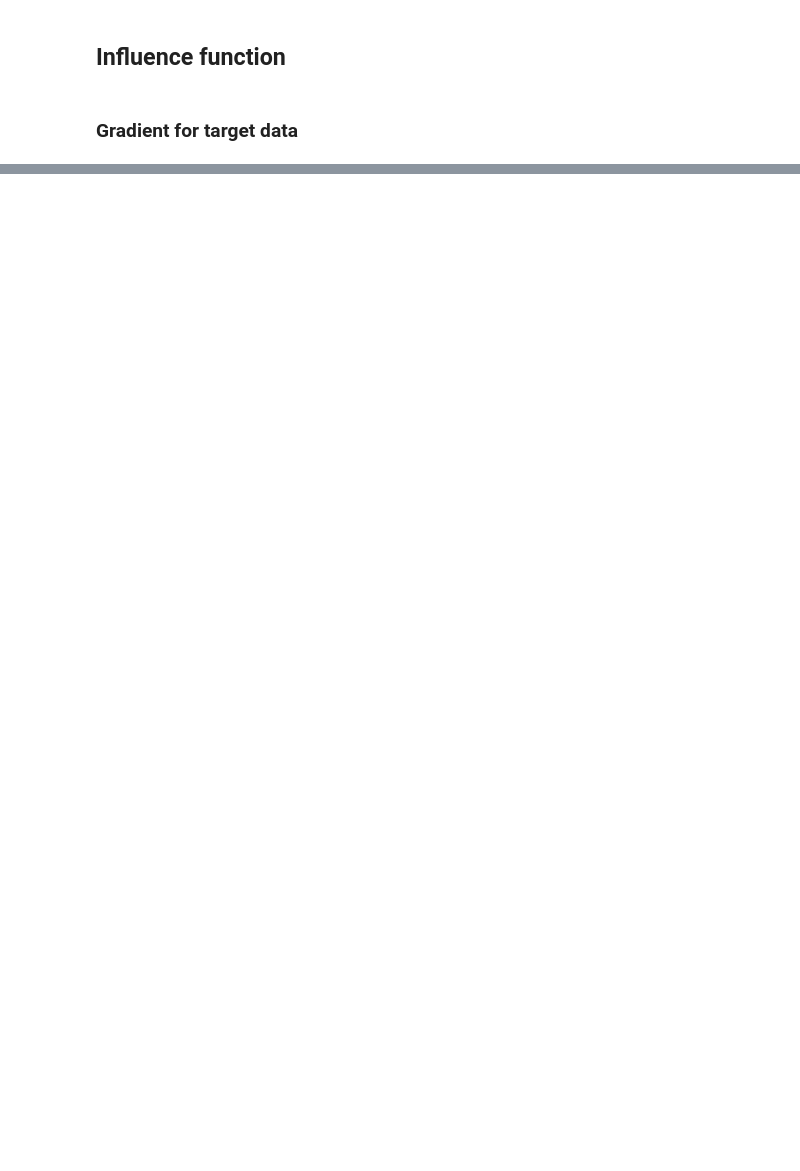
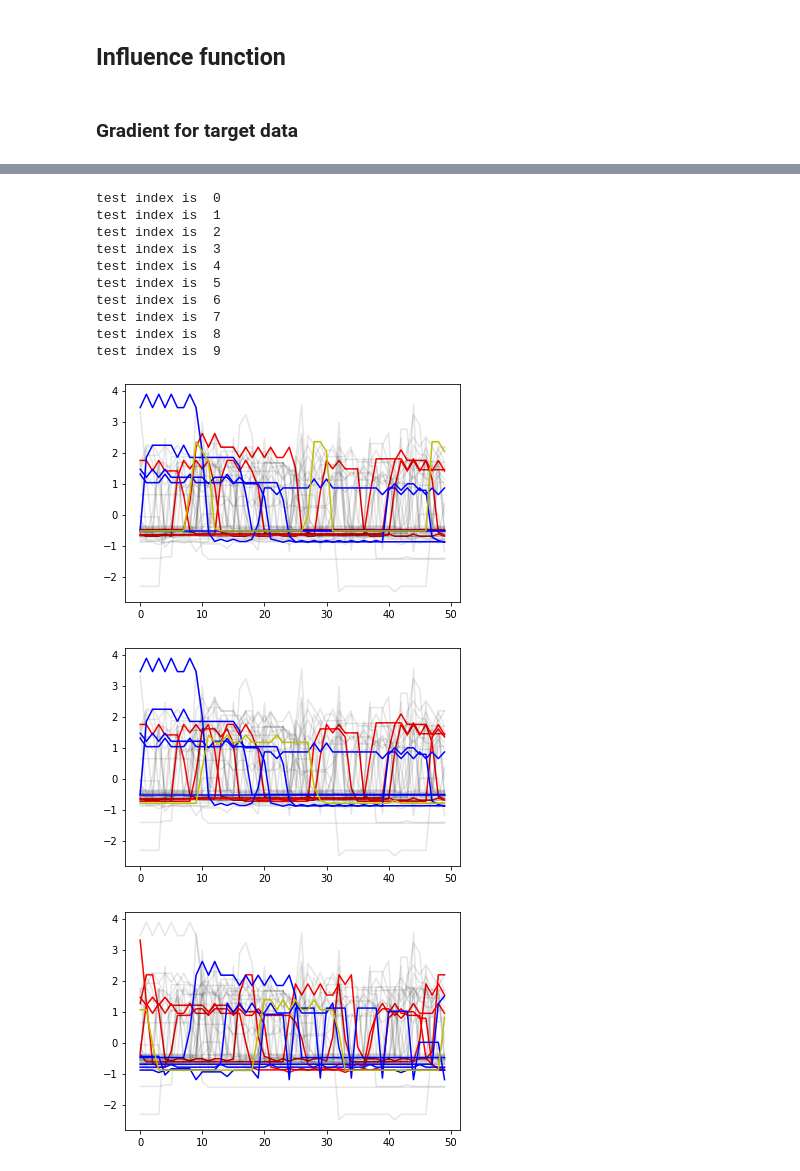
Before and after one commit to h5ng/influence_functions, a Jupyter notebook: influence_function_for_time_series_on_UCR.ipynb, the cells around one changed output, grey strips where cells are left out. Saved outputs shown, nothing was run; the diff lists cells and outputs as text; code cells hidden in the pictures; blank space fills up the shorter version.

```diff
--- a/influence_function_for_time_series_on_UCR.ipynb
+++ b/influence_function_for_time_series_on_UCR.ipynb
@@ -253,15 +277,6 @@ inf_loss = tf.negative(tf.subtract(inf_first_term, inf_second_term))
 
 grad_op = tf.gradients(inf_loss, [B])
 hess_op = tf.hessians(inf_loss, [B])
-# %%
-a = sess.run(grad_op,
-             feed_dict={
-               X: train_data[rand_index],
-               Y: train_label[rand_index],
-               inf_X: [test_data[1]]
-             })
-
-print(a)
 # %%
 def get_inf(test_index):
   print('test index is ', test_index, 'test_label is ', test_label[test_index])
@@ -273,7 +288,6 @@ def get_inf(test_index):
     inf_X: [test_data[test_index]]
   })
   z_test_grad = np.squeeze(z_test_grad)
-  print(z_test_grad)
   hess = sess.run(hess_op, feed_dict={
     X: train_data[rand_index],
     Y: train_label[rand_index],
@@ -298,11 +312,11 @@ def get_inf(test_index):
     z_hess_grad = np.matmul(inv_hess, train_grad)
     inf_val = -(np.matmul(z_test_grad, z_hess_grad) / TRAIN_ROWS)
 
-    infs.append((train_index, inf_val))
-    # dist = fastdtw(train_data[train_index], test_data[test_index], dist=euclidean)[0]
-    # infs.append((train_index, test_index, inf_val, dist))
+    # infs.append((train_index, test_index, inf_val))
+    dist = fastdtw(train_data[train_index], test_data[test_index], dist=euclidean)[0]
+    infs.append((train_index, test_index, inf_val, dist))
 
-  infs = sorted(infs, key=lambda x: x[1])
+  infs = sorted(infs, key=lambda x: x[2])
   return infs
 # %%
 infs = []
@@ -315,21 +343,36 @@ print(np.array(infs))
 # %%
-inf_cnt = 1
+inf_cnt = 5
 for i in range(len(infs)):
   inf = infs[i]
+  test_index = inf[0][1]
   for j in range(len(inf)):
     train_index = inf[j][0]
-    test_index = inf[j][1]
 
     alpha = 0.1
     color = 'k'
     if j < inf_cnt:
       color = 'r'
       alpha = 1.
     elif j > TRAIN_ROWS - inf_cnt - 1:
       color = 'b'
       alpha = 1.
 
     plt.plot(train_data[train_index], color, alpha=alpha)
 
+  plt.plot(test_data[test_index], 'y', alpha=1.)
   print('test index is ', inf[0][1])
   plt.show()
+# %% [output]
+test index is  0
+test index is  1
+test index is  2
+test index is  3
+test index is  4
+test index is  5
+test index is  6
+test index is  7
+test index is  8
+test index is  9
+[figure, added]
+[figure, added]
+[figure, added]
```
Also changed, not shown: parts of 12 cells of this notebook.
